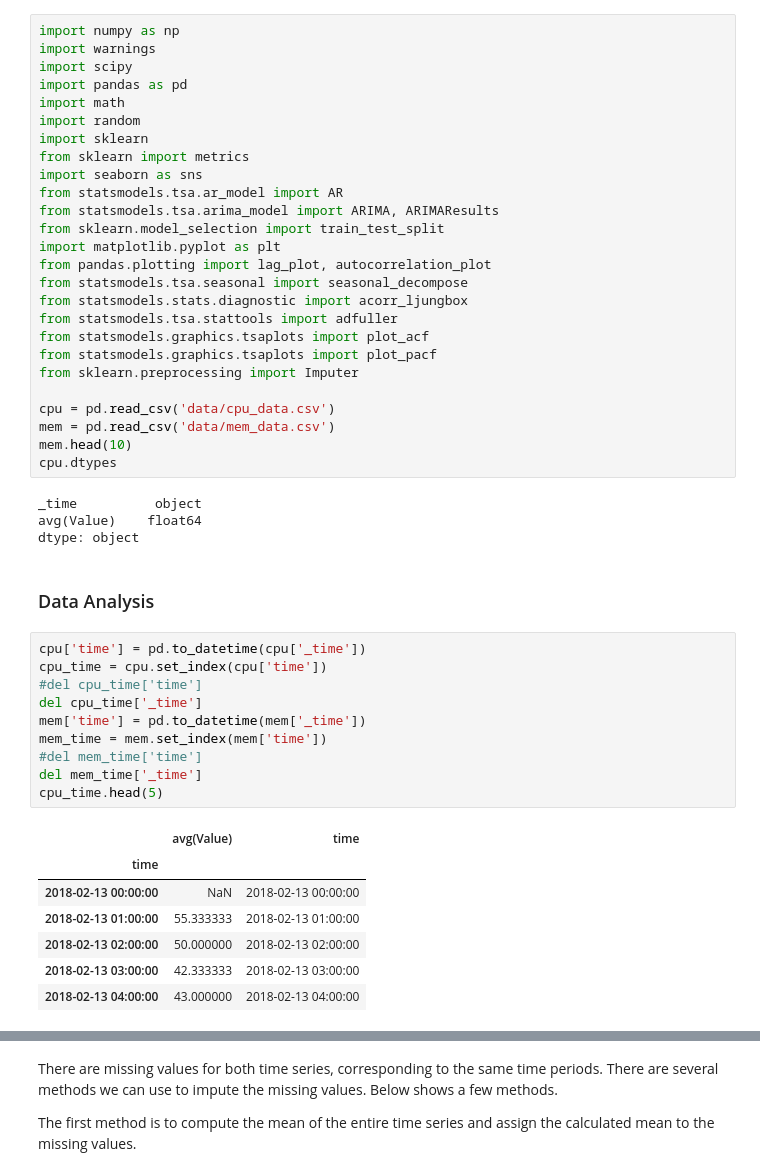
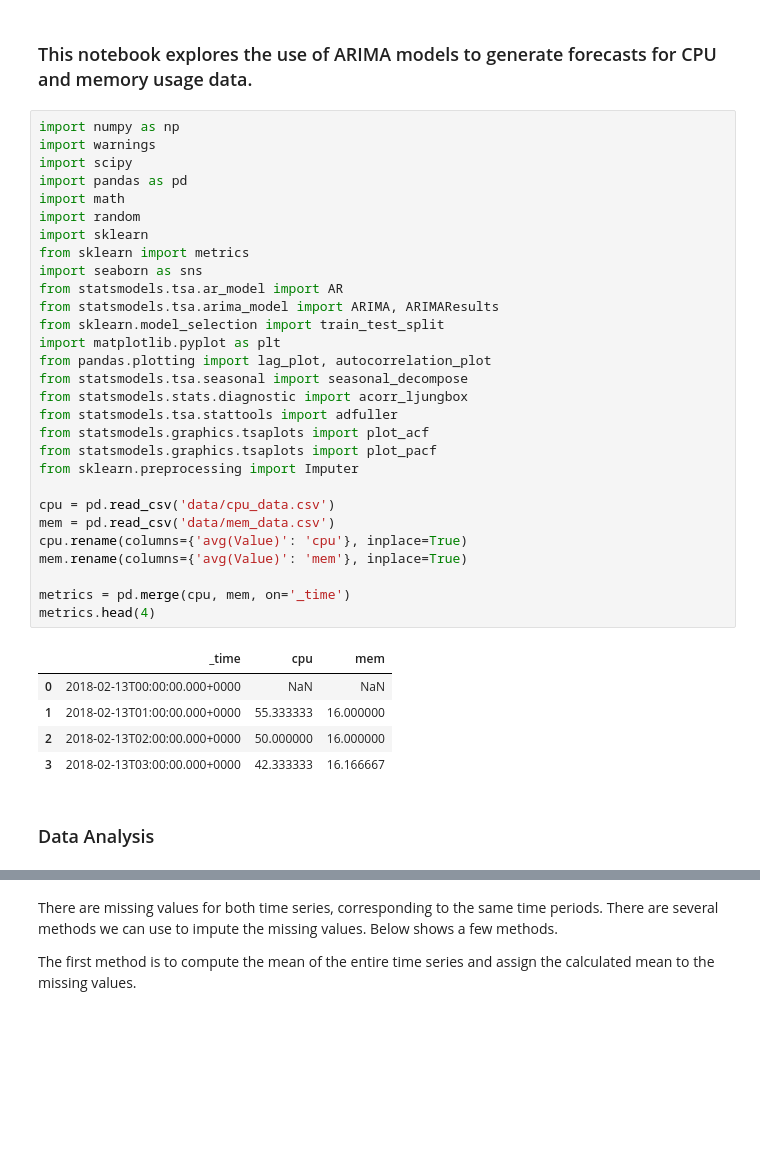
Before and after one commit to natwille1/Timeseries_CPU, a Jupyter notebook: Capacity_Planning_Annotated_AutoArima.ipynb, the cells around one changed output, grey strips where cells are left out. Cells and saved outputs as stored; diff of their text form; blank space fills up the shorter version.

```diff
--- a/Capacity_Planning_Annotated_AutoArima.ipynb
+++ b/Capacity_Planning_Annotated_AutoArima.ipynb
@@ -1,50 +1,39 @@
+# %% [markdown]
+### This notebook explores the use of ARIMA models to generate forecasts for CPU and memory usage data.
 # %%
 import numpy as np
 import warnings
 import scipy
 import pandas as pd
 import math
 import random
 import sklearn
 from sklearn import metrics
 import seaborn as sns
 from statsmodels.tsa.ar_model import AR
 from statsmodels.tsa.arima_model import ARIMA, ARIMAResults
 from sklearn.model_selection import train_test_split
 import matplotlib.pyplot as plt
 from pandas.plotting import lag_plot, autocorrelation_plot
 from statsmodels.tsa.seasonal import seasonal_decompose
 from statsmodels.stats.diagnostic import acorr_ljungbox
 from statsmodels.tsa.stattools import adfuller
 from statsmodels.graphics.tsaplots import plot_acf
 from statsmodels.graphics.tsaplots import plot_pacf
 from sklearn.preprocessing import Imputer
 
 cpu = pd.read_csv('data/cpu_data.csv')
 mem = pd.read_csv('data/mem_data.csv')
-mem.head(10)
-cpu.dtypes
+cpu.rename(columns={'avg(Value)': 'cpu'}, inplace=True)
+mem.rename(columns={'avg(Value)': 'mem'}, inplace=True)
+
+metrics = pd.merge(cpu, mem, on='_time')
+metrics.head(4)
 # %% [output]
-_time          object
-avg(Value)    float64
-dtype: object
+|  | _time | cpu | mem |
+| 0 | 2018-02-13T00:00:00.000+0000 | NaN | NaN |
+| 1 | 2018-02-13T01:00:00.000+0000 | 55.333333 | 16.000000 |
+| 2 | 2018-02-13T02:00:00.000+0000 | 50.000000 | 16.000000 |
+| 3 | 2018-02-13T03:00:00.000+0000 | 42.333333 | 16.166667 |
 # %% [markdown]
 ### Data Analysis
-# %%
-cpu['time'] = pd.to_datetime(cpu['_time'])
-cpu_time = cpu.set_index(cpu['time'])
-#del cpu_time['time']
-del cpu_time['_time']
-mem['time'] = pd.to_datetime(mem['_time'])
-mem_time = mem.set_index(mem['time'])
-#del mem_time['time']
-del mem_time['_time']
-cpu_time.head(5)
-# %% [output]
-|  | avg(Value) | time |
-| time |  |  |
-| 2018-02-13 00:00:00 | NaN | 2018-02-13 00:00:00 |
-| 2018-02-13 01:00:00 | 55.333333 | 2018-02-13 01:00:00 |
-| 2018-02-13 02:00:00 | 50.000000 | 2018-02-13 02:00:00 |
-| 2018-02-13 03:00:00 | 42.333333 | 2018-02-13 03:00:00 |
-| 2018-02-13 04:00:00 | 43.000000 | 2018-02-13 04:00:00 |
```
Also changed, not shown: parts of 4 cells of this notebook.
